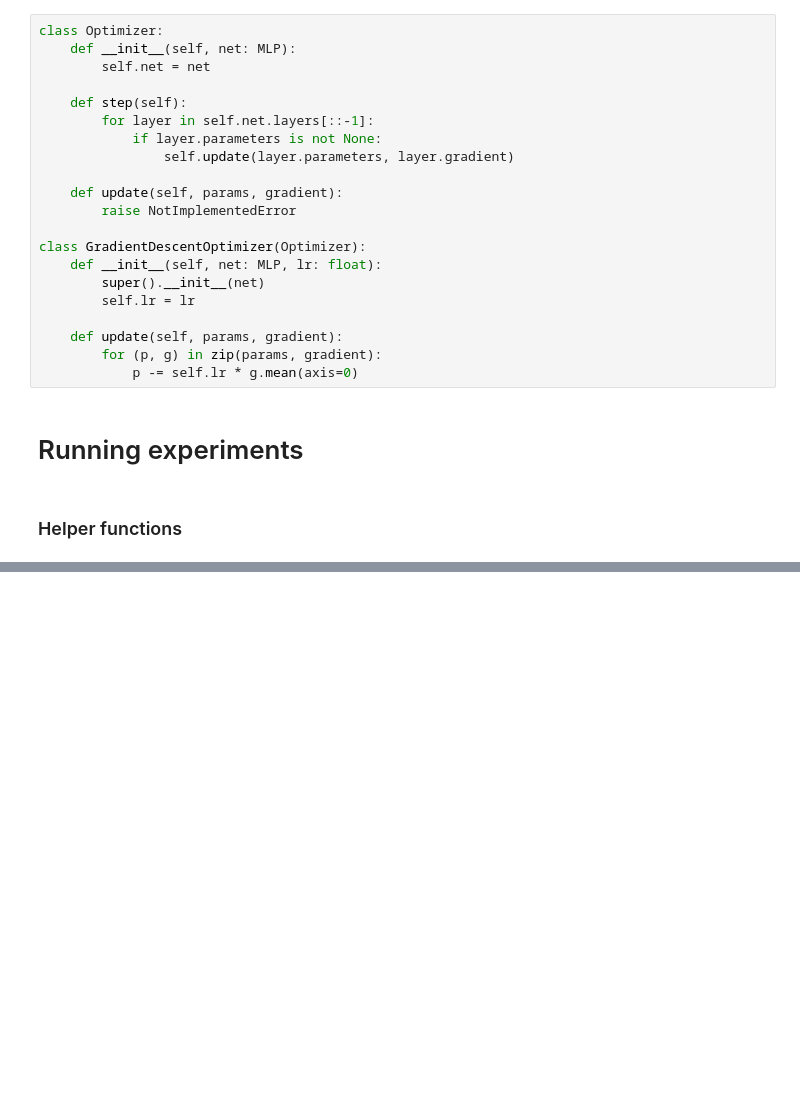
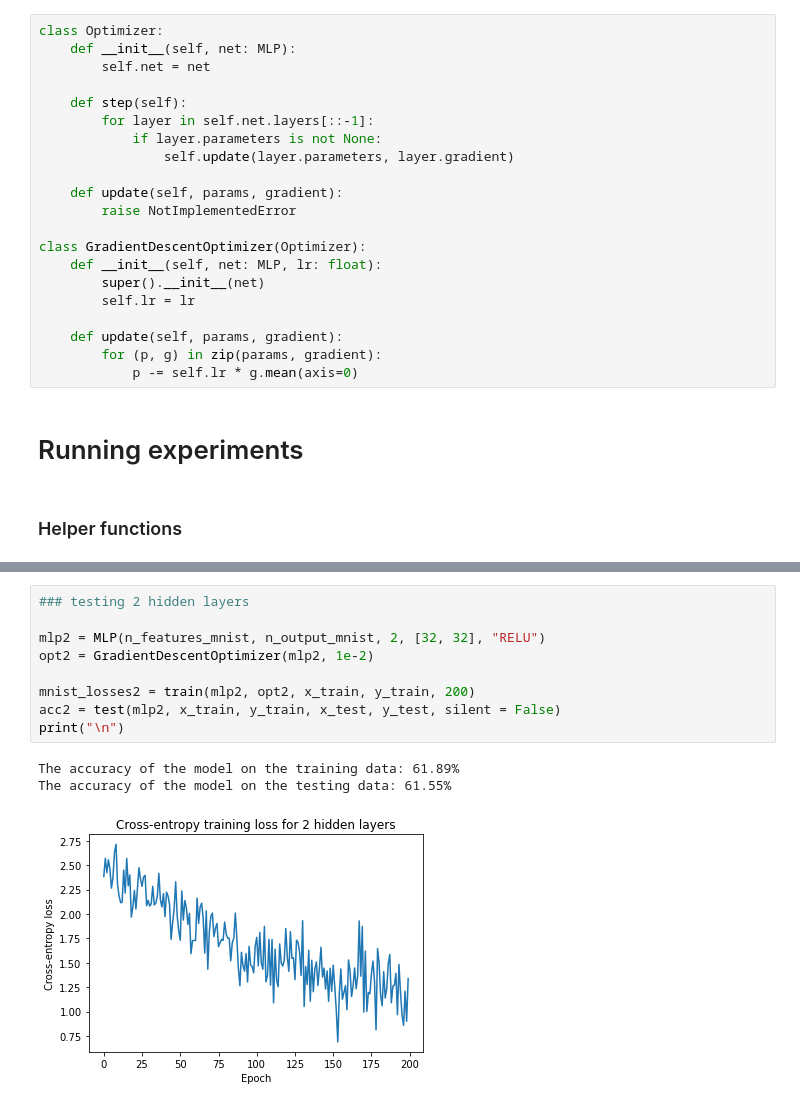
Before and after one commit to faithrts/ML-Intro, a Jupyter notebook: A3_Draft.ipynb, the cells around one changed output, grey strips where cells are left out. Cells and saved outputs as stored; diff of their text form; blank space fills up the shorter version.

```diff
--- a/A3_Draft.ipynb
+++ b/A3_Draft.ipynb
@@ -339,0 +467,13 @@ def train(mlp: MLP, optimizer: Optimizer, data_x, data_y, steps):
+# %%
+### testing 2 hidden layers
+
+mlp2 = MLP(n_features_mnist, n_output_mnist, 2, [32, 32], "RELU")
+opt2 = GradientDescentOptimizer(mlp2, 1e-2)
+
+mnist_losses2 = train(mlp2, opt2, x_train, y_train, 200)
+acc2 = test(mlp2, x_train, y_train, x_test, y_test, silent = False)
+print("\n")
+# %% [output]
+The accuracy of the model on the training data: 61.89%
+The accuracy of the model on the testing data: 61.55%
+[figure, added]
```
Also changed, not shown: parts of 18 cells of this notebook.
